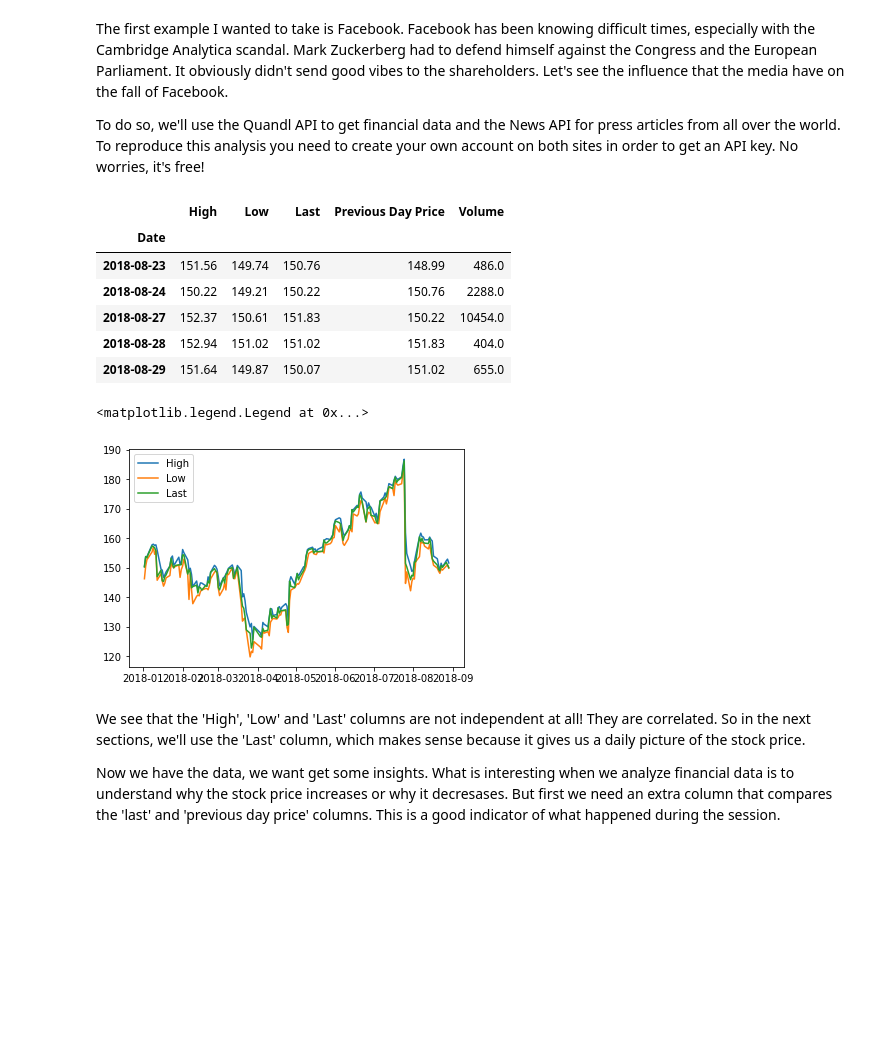
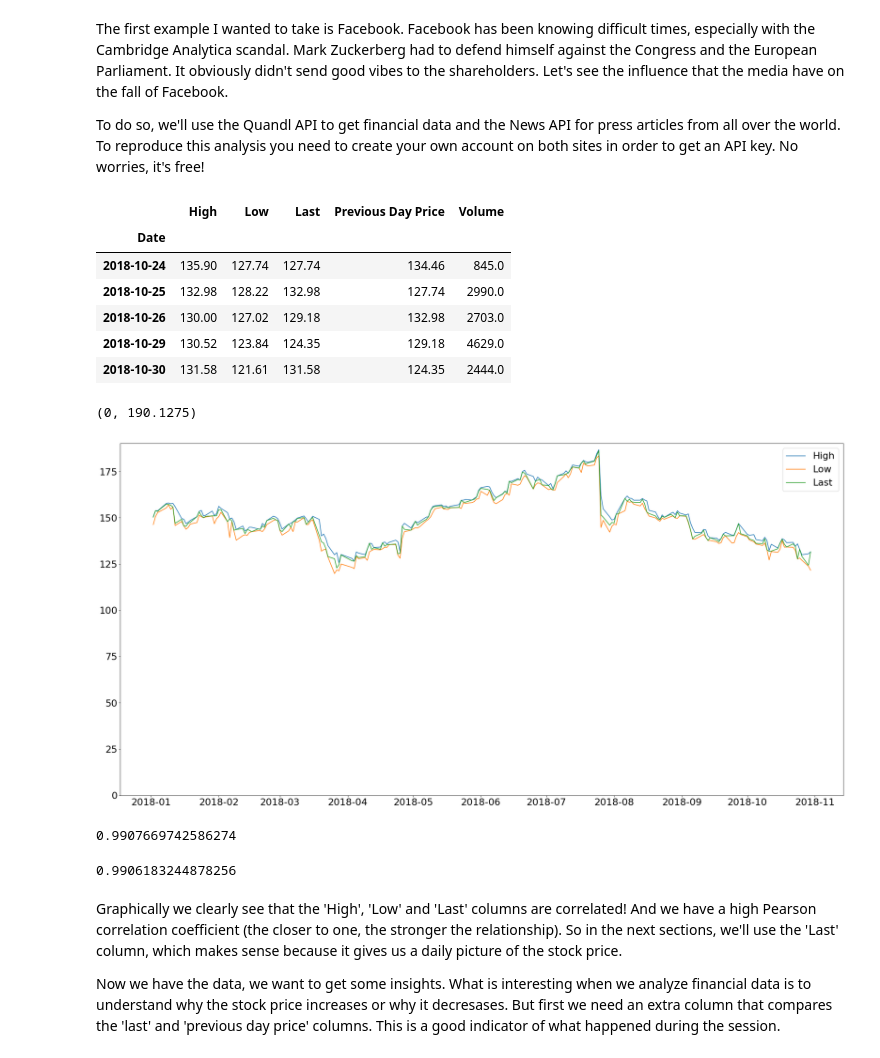
Before and after one commit to goujonbe/data_science_for_finance, a Jupyter notebook: data_analysis.ipynb, the cells around one changed output. Saved outputs shown, nothing was run; the diff lists cells and outputs as text; code cells hidden in the pictures; blank space fills up the shorter version.

Commit message:
Updated code and added new sections on the news API (requests, wordclouds ...)

```diff
--- a/data_analysis.ipynb
+++ b/data_analysis.ipynb
@@ -15,6 +15,11 @@ import quandl
 
 # python module for News API
 from newsapi import NewsApiClient
+
+from wordcloud import WordCloud
+
+plt.rcParams['figure.figsize'] = [30,15]
+plt.rcParams['font.size'] = 22
 # %% [markdown]
 The first example I wanted to take is Facebook. Facebook has been knowing difficult times, especially with the Cambridge Analytica scandal. Mark Zuckerberg had to defend himself against the Congress and the European Parliament. It obviously didn't send good vibes to the shareholders. Let's see the influence that the media have on the fall of Facebook.
 
@@ -27,30 +32,40 @@ quandl.ApiConfig.api_key = quandl_api_key
 quandl_code = "SSE/FB2A"
 
 # get the data from the API, only get stock prices from the beginning of 2018 to the current date
-facebook_data = quandl.get(quandl_code, start_date='2018-01-01', end_date='2018-08-29')
+facebook_data = quandl.get(quandl_code, start_date='2018-01-01', end_date='2018-10-30')
 # %%
 # display the last five rows to have a better idea of the data
 facebook_data.tail(5)
 # %% [output]
 |  | High | Low | Last | Previous Day Price | Volume |
 | Date |  |  |  |  |  |
-| 2018-08-23 | 151.56 | 149.74 | 150.76 | 148.99 | 486.0 |
-| 2018-08-24 | 150.22 | 149.21 | 150.22 | 150.76 | 2288.0 |
-| 2018-08-27 | 152.37 | 150.61 | 151.83 | 150.22 | 10454.0 |
-| 2018-08-28 | 152.94 | 151.02 | 151.02 | 151.83 | 404.0 |
-| 2018-08-29 | 151.64 | 149.87 | 150.07 | 151.02 | 655.0 |
+| 2018-10-24 | 135.90 | 127.74 | 127.74 | 134.46 | 845.0 |
+| 2018-10-25 | 132.98 | 128.22 | 132.98 | 127.74 | 2990.0 |
+| 2018-10-26 | 130.00 | 127.02 | 129.18 | 132.98 | 2703.0 |
+| 2018-10-29 | 130.52 | 123.84 | 124.35 | 129.18 | 4629.0 |
+| 2018-10-30 | 131.58 | 121.61 | 131.58 | 124.35 | 2444.0 |
 # %%
 plt.plot(facebook_data['High'], label='High')
 plt.plot(facebook_data['Low'], label='Low')
 plt.plot(facebook_data['Last'], label='Last')
 plt.legend()
+plt.ylim(bottom=0)
+plt.title('Evolution of the Facebook\'s stock price during the 10 first months of 2018')
 # %% [output]
-<matplotlib.legend.Legend at 0x...>
+(0, 190.1275)
-[figure, old version]
+[figure, new version]
+# %%
+facebook_data['Last'].corr(facebook_data['Low'])
+# %% [output]
+0.9907669742586274
+# %%
+facebook_data['Last'].corr(facebook_data['High'])
+# %% [output]
+0.9906183244878256
 # %% [markdown]
-We see that the 'High', 'Low' and 'Last' columns are not independent at all! They are correlated. So in the next sections, we'll use the 'Last' column, which makes sense because it gives us a daily picture of the stock price.
+Graphically we clearly see that the 'High', 'Low' and 'Last' columns are correlated! And we have a high Pearson correlation coefficient (the closer to one, the stronger the relationship). So in the next sections, we'll use the 'Last' column, which makes sense because it gives us a daily picture of the stock price.
 
-Now we have the data, we want get some insights. What is interesting when we analyze financial data is to understand why the stock price increases or why it decresases. But first we need an extra column that compares the 'last' and 'previous day price' columns. This is a good indicator of what happened during the session.
+Now we have the data, we want to get some insights. What is interesting when we analyze financial data is to understand why the stock price increases or why it decresases. But first we need an extra column that compares the 'last' and 'previous day price' columns. This is a good indicator of what happened during the session.
 # %%
 facebook_data['Variation'] = facebook_data['Last'] - facebook_data['Previous Day Price']
 facebook_data['% Variation'] = round((facebook_data['Last'] - facebook_data['Previous Day Price']) / facebook_data['Previous Day Price'], 2)
```
Also changed, not shown: parts of 9 cells of this notebook.
